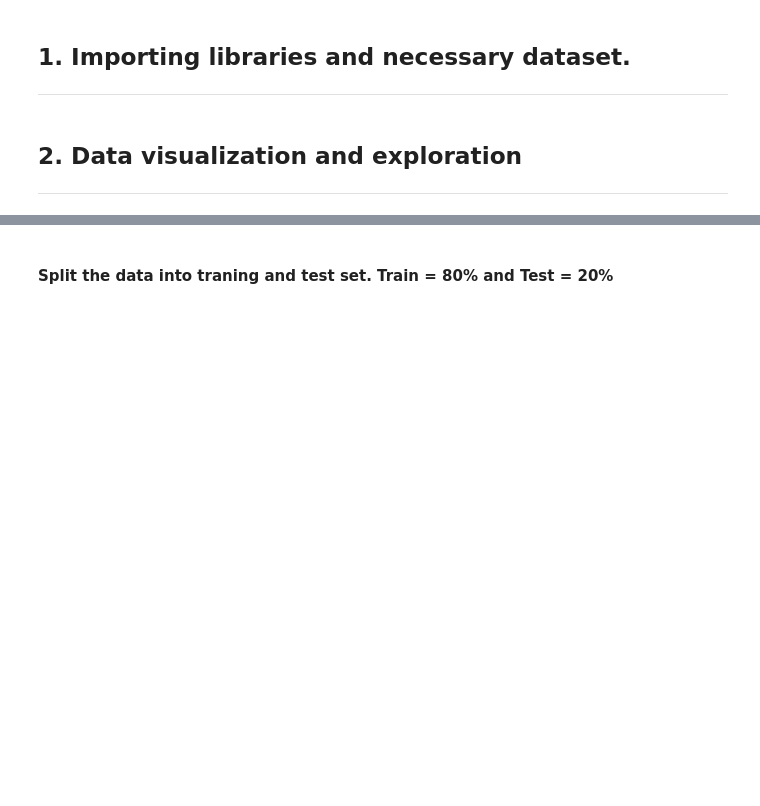
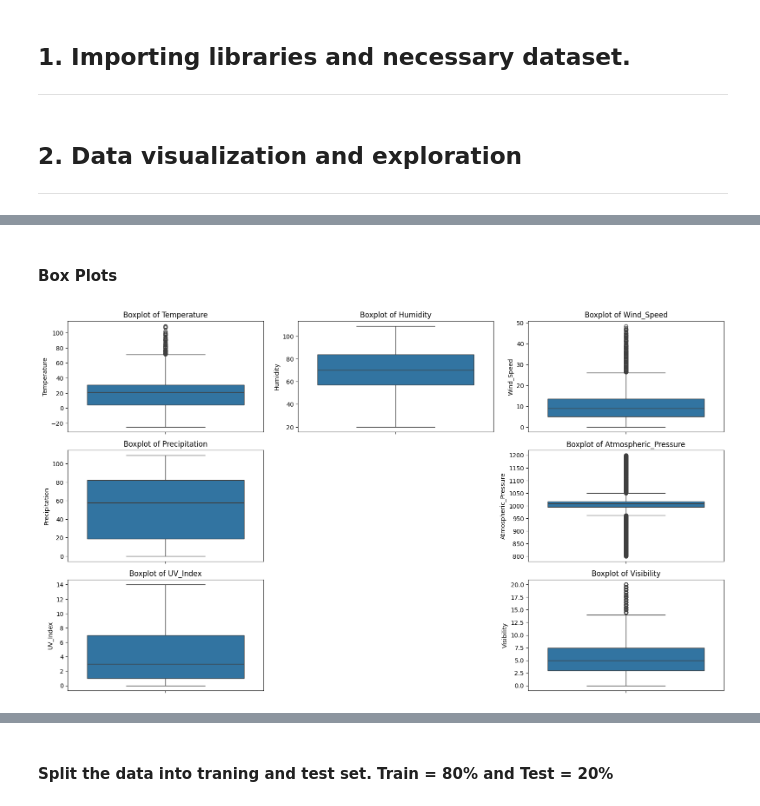
Before and after one commit to hrishi2893/ai-ml-masters, a Jupyter notebook: semester-1/machine-learning/assignment-1/group_142_problem_statement_6.ipynb, the cells around one changed output, grey strips where cells are left out. Cells and saved outputs as stored; diff of their text form; code cells hidden in the pictures; blank space fills up the shorter version.

```diff
--- a/semester-1/machine-learning/assignment-1/group_142_problem_statement_6.ipynb
+++ b/semester-1/machine-learning/assignment-1/group_142_problem_statement_6.ipynb
@@ -226,0 +189,18 @@ y = weather_data_copy['Weather Type']
+# %% [markdown]
+#### Box Plots
+# %%
+plt.figure(figsize = (16, 12))
+
+# Iterate over all columns in the DataFrame and create boxplots
+for i, col in enumerate(weather_data.columns, 1):
+
+    if weather_data[col].dtype == 'category':
+        continue
+    plt.subplot(4, 3, i)  # Adjust the number of rows and columns as needed
+    sns.boxplot(y=weather_data[col])
+    plt.title(f'Boxplot of {col}')
+
+plt.tight_layout()  # Adjust subplots to fit into the figure area
+plt.show()
+# %% [output]
+[figure, added]
```
Also changed, not shown: parts of 80 cells of this notebook.
